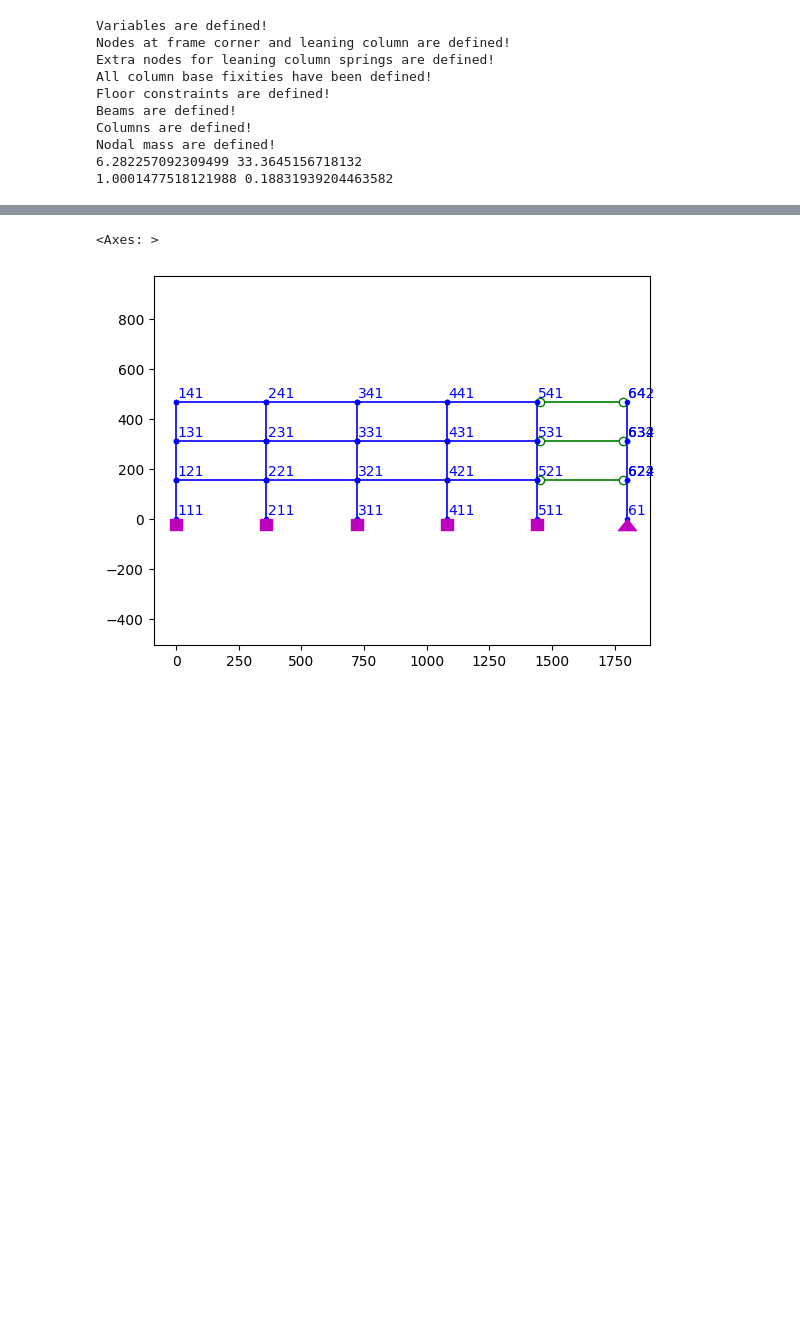
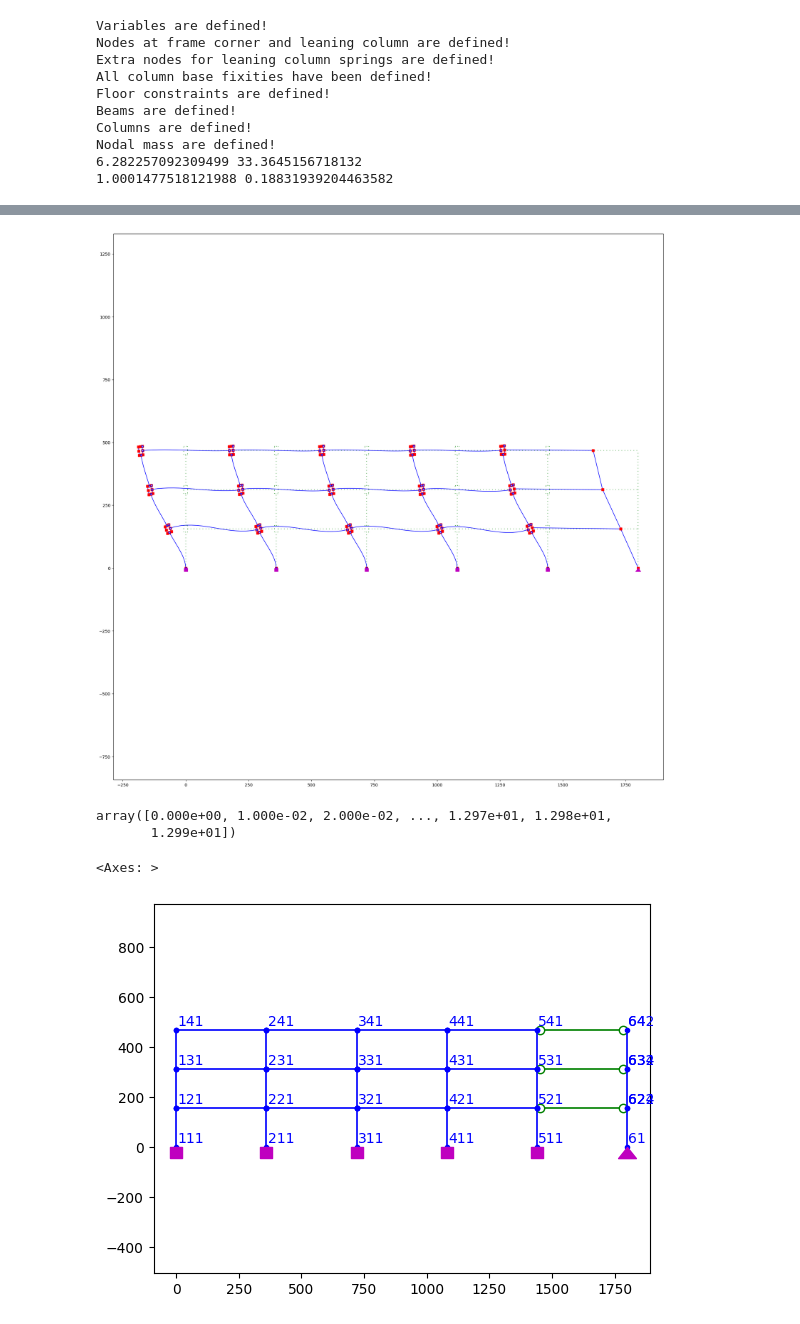
Before and after one commit to JasonCNTJ/SensitivityAnalysis_ResilienceAssessment, a Jupyter notebook: ResilienceAssessment/NonlinearAnalysisModeling/test.ipynb, the cells around one changed output, grey strips where cells are left out. Cells and saved outputs as stored; diff of their text form; code cells hidden in the pictures; blank space fills up the shorter version.

```diff
--- a/ResilienceAssessment/NonlinearAnalysisModeling/test.ipynb
+++ b/ResilienceAssessment/NonlinearAnalysisModeling/test.ipynb
@@ -87,0 +201,10 @@ for _, row in column_section_size.iterrows():
+# %%
+import opsvis as opsv
+opsv.plot_mode_shape(1, sfac=False, nep=17, unDefoFlag=1,
+                       fmt_defo={'color': 'blue', 'linestyle': 'solid', 'linewidth': 1.2, 'marker': '', 'markersize': 1},
+                       fmt_undefo={'color': 'green', 'linestyle': (0, (1, 5)), 'linewidth': 1.2, 'marker': '', 'markersize': 1},
+                       fmt_defo_faces={'alpha': 0.5, 'edgecolors': 'k', 'linewidths': 1}, fmt_undefo_faces={'alpha': 0.5, 'edgecolors': 'g', 'facecolors': 'w', 'linestyles': 'dotted', 'linewidths': 1},
+                       interpFlag=1, endDispFlag=1, fmt_nodes={'color': 'red', 'linestyle': 'None', 'linewidth': 1.2, 'marker': 's', 'markersize': 6},
+                       Eo=0, az_el=(-60.0, 30.0), fig_wi_he=(60,60), fig_lbrt=False, node_supports=True, ax=False)
+# %% [output]
+[figure, added]
@@ -88,3 +214,10 @@ for _, row in column_section_size.iterrows():
+# %%
+import numpy as np
+a = np.arange(0,13, 0.01)
+a
+# %% [output]
+array([0.000e+00, 1.000e-02, 2.000e-02, ..., 1.297e+01, 1.298e+01,
+       1.299e+01])
 # %%
 opsv.plot_model(node_labels=1, element_labels=0, offset_nd_label=False, axis_off=0, az_el=(-60.0, 30.0), fig_wi_he=False, fig_lbrt=False, local_axes=True, nodes_only=False, fmt_model={'color': 'blue', 'linestyle': 'solid', 'linewidth': 1.2, 'marker': '.', 'markersize': 6}, fmt_model_nodes_only={'color': 'blue', 'linestyle': 'solid', 'linewidth': 1.2, 'marker': '.', 'markersize': 6}, node_supports=True, gauss_points=True, fmt_gauss_points={'color': 'firebrick', 'linestyle': 'None', 'linewidth': 2.0, 'marker': 'X', 'markersize': 5}, fmt_model_truss={'color': 'green', 'linestyle': 'solid', 'linewidth': 1.2, 'marker': 'o', 'markerfacecolor': 'white', 'markersize': 6}, truss_node_offset=0.96, ax=False)
 # %% [output]
```
Also changed, not shown: parts of 8 cells of this notebook, 13 other files.
